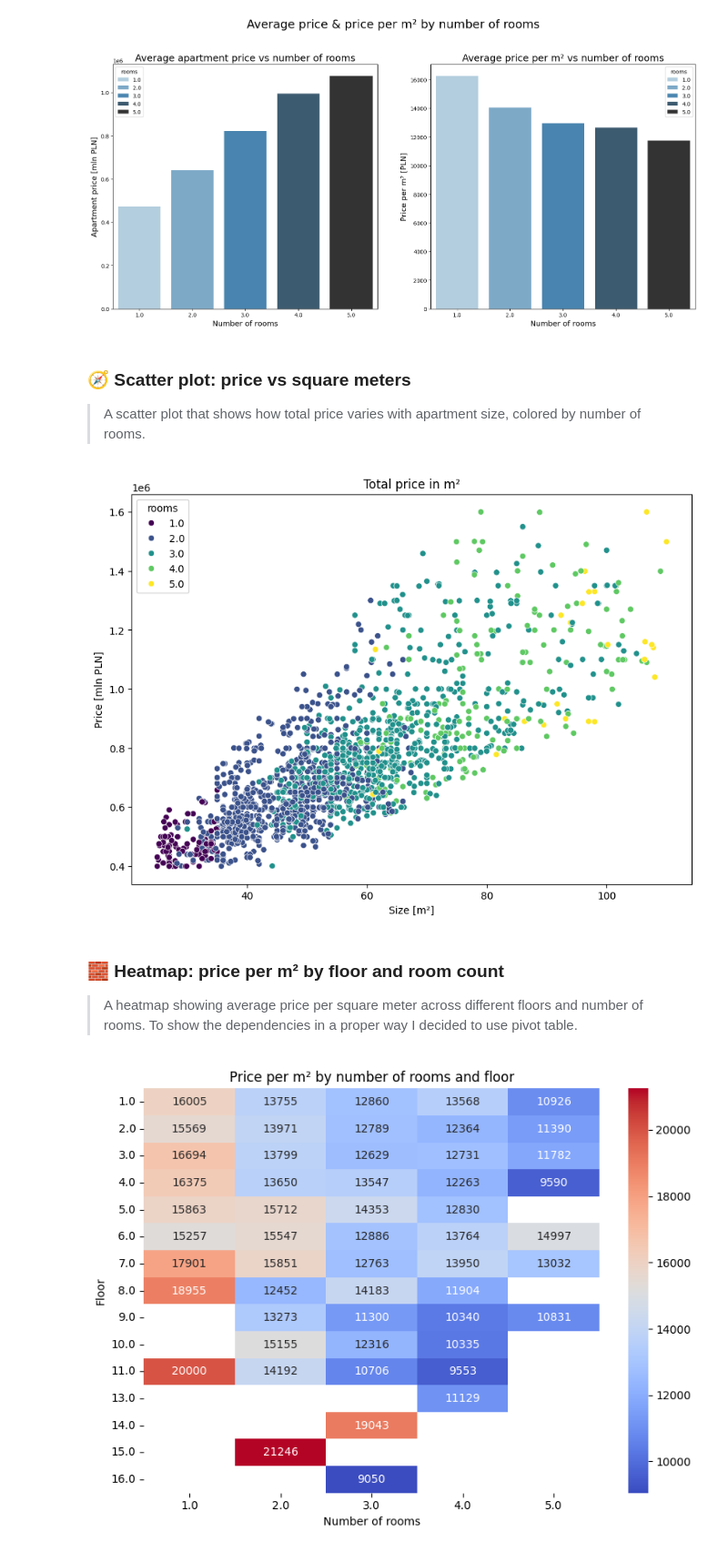
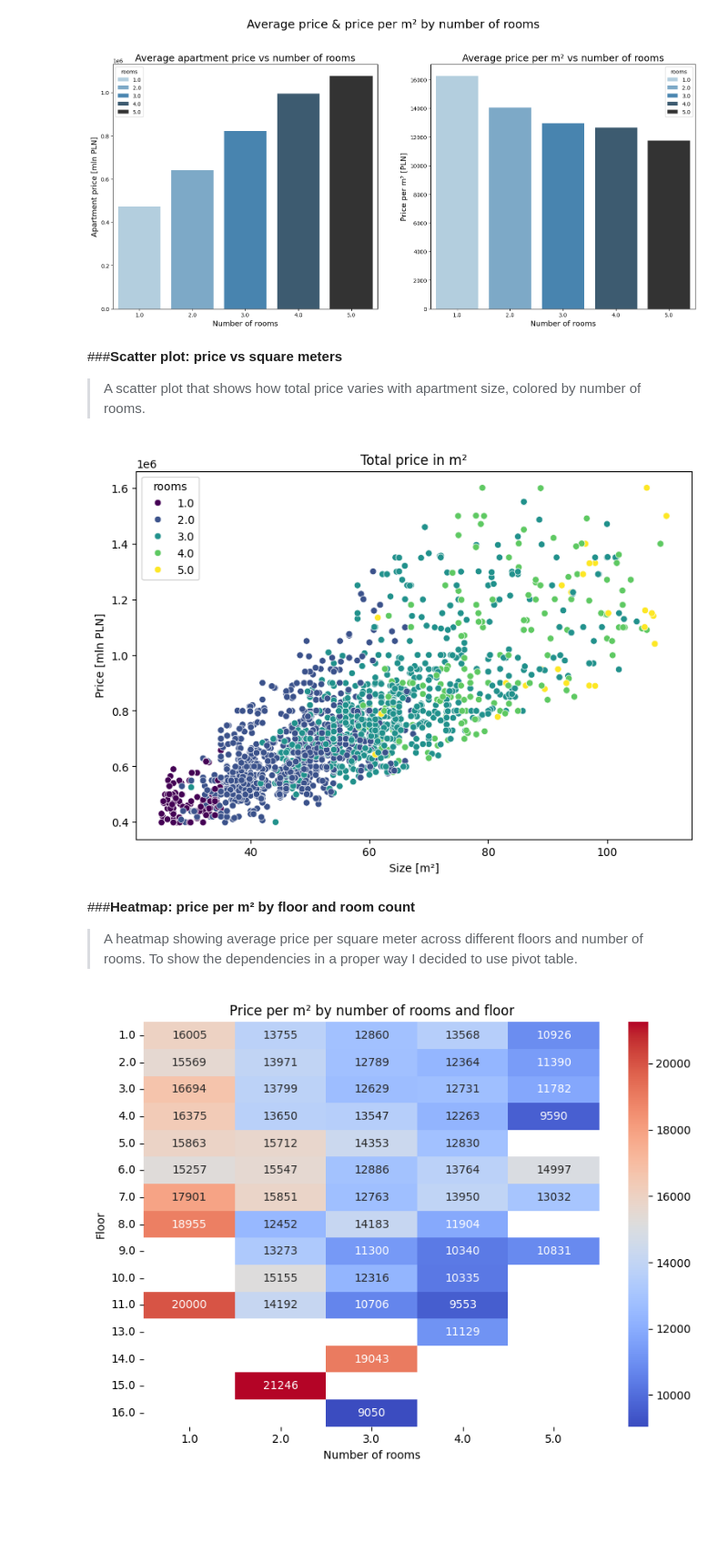
Before and after one commit to Przemo200/Analysis-of-apartment-prices-in-Wroclaw, a Jupyter notebook: FlatsPricesWroclaw.ipynb, the cells around one changed output. Shown at 91% size. Cells and saved outputs as stored; diff of their text form; code cells hidden in the pictures; blank space fills up the shorter version.

```diff
--- a/FlatsPricesWroclaw.ipynb
+++ b/FlatsPricesWroclaw.ipynb
@@ -305,21 +305,21 @@ plt.show()
 # %% [output]
 [figure]
 # %% [markdown]
-### 🧭 **Scatter plot: price vs square meters**
+###**Scatter plot: price vs square meters**
 > A scatter plot that shows how total price varies with apartment size, colored by number of rooms.
 # %%
 # Scatter plot showing dependencies between total price and size in meters squared
-plt.figure(figsize=(10, 7))
+plt.figure(figsize=(9, 6))
 sns.scatterplot(data=df, x='squareMeters', y='price', hue='rooms', palette='viridis')
 plt.title('Total price in m²')
 plt.xlabel('Size [m²]')
 plt.ylabel('Price [mln PLN]')
 plt.show()
 # %% [output]
-[figure, old version]
+[figure, new version]
 # %% [markdown]
 
-### 🧱 **Heatmap: price per m² by floor and room count**
+###**Heatmap: price per m² by floor and room count**
 > A heatmap showing average price per square meter across different floors and number of rooms. To show the dependencies in a proper way I decided to use pivot table.
 # %%
 # Remember about df_fil? Cause now I am going to use it one more time
```
Also changed, not shown: parts of 25 cells of this notebook.
